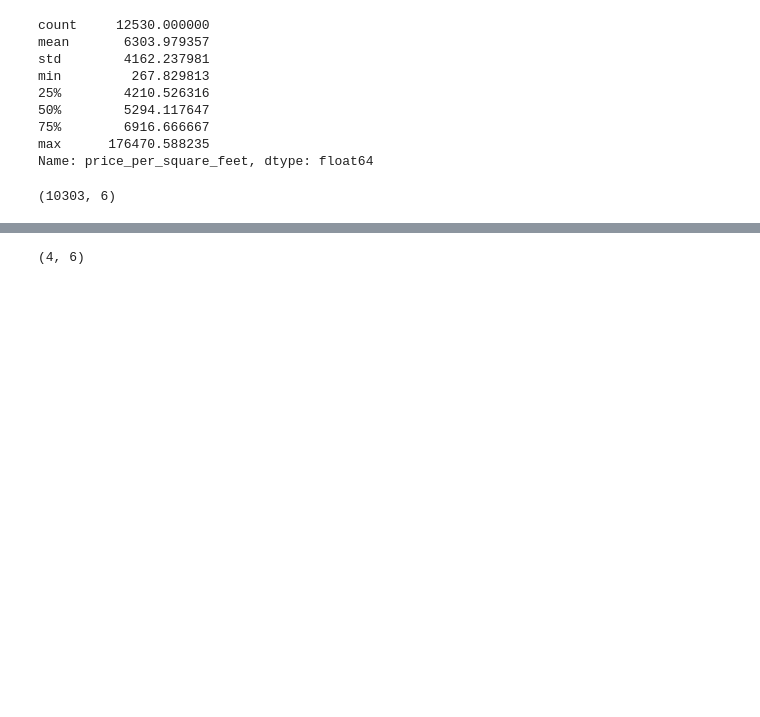
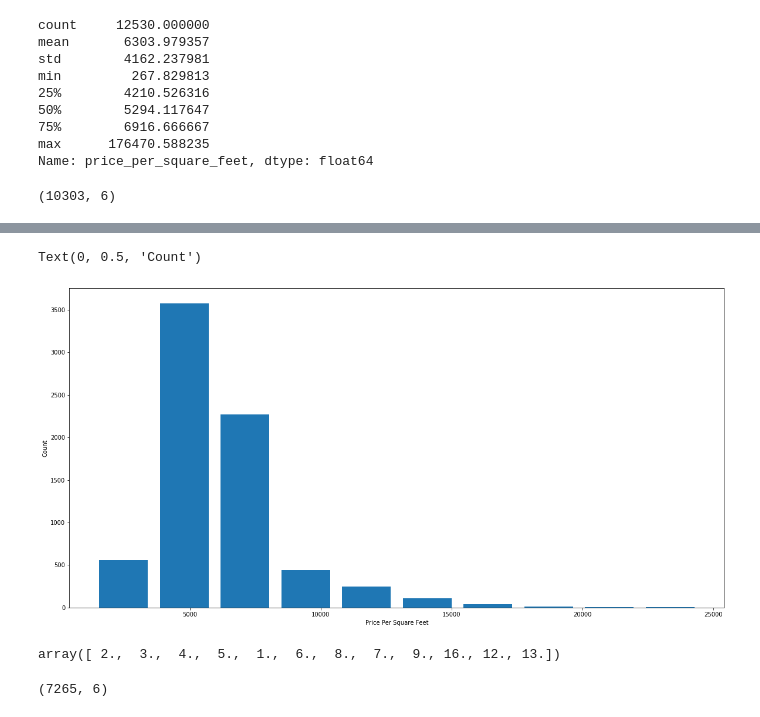
Before and after one commit to shivamchoudhury06/Real-Estate-Price-Prediction, a Jupyter notebook: Bangalore Price Prediction.ipynb, the cells around one changed output, grey strips where cells are left out. Cells and saved outputs as stored; diff of their text form; code cells hidden in the pictures; blank space fills up the shorter version.

```diff
--- a/Bangalore Price Prediction.ipynb
+++ b/Bangalore Price Prediction.ipynb
@@ -268,5 +323,18 @@ df5.shape
+# %%
+import matplotlib
+matplotlib.rcParams["figure.figsize"] = (20,10)
+plt.hist(df5.price_per_square_feet,rwidth=0.8)
+plt.xlabel("Price Per Square Feet")
+plt.ylabel("Count")
+# %% [output]
+Text(0, 0.5, 'Count')
+[figure, added]
+# %%
+df5.bath.unique()
+# %% [output]
+array([ 2.,  3.,  4.,  5.,  1.,  6.,  8.,  7.,  9., 16., 12., 13.])
 # %%
-df6=df5[df5.bath>df5.BHK+2]
+df6=df5[df5.bath<df5.BHK+2]
 df6.shape
 # %% [output]
-(4, 6)
+(7265, 6)
```
Also changed, not shown: parts of 29 cells of this notebook.
